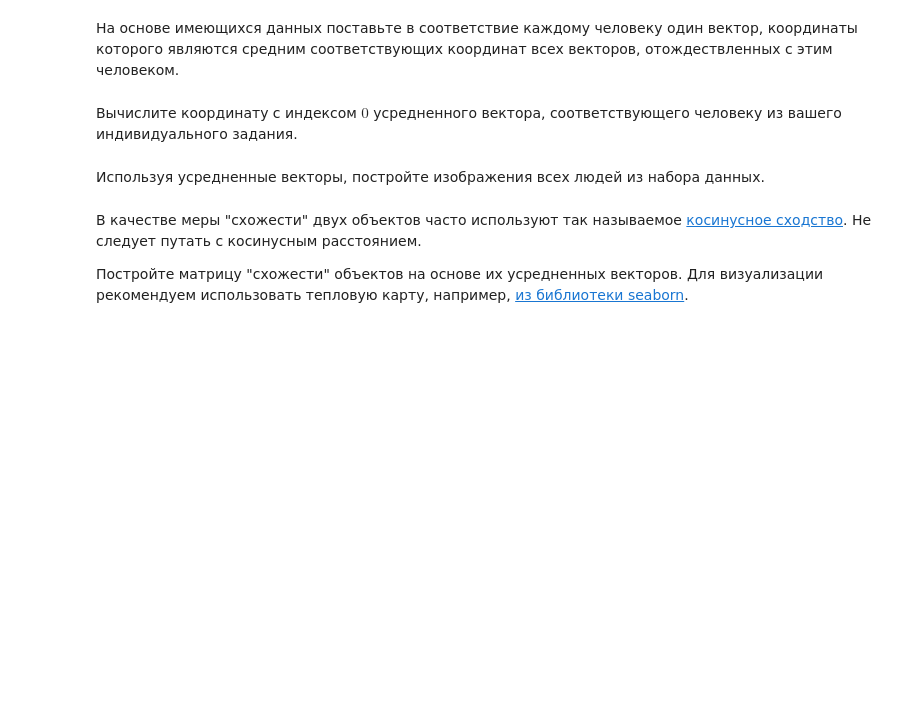
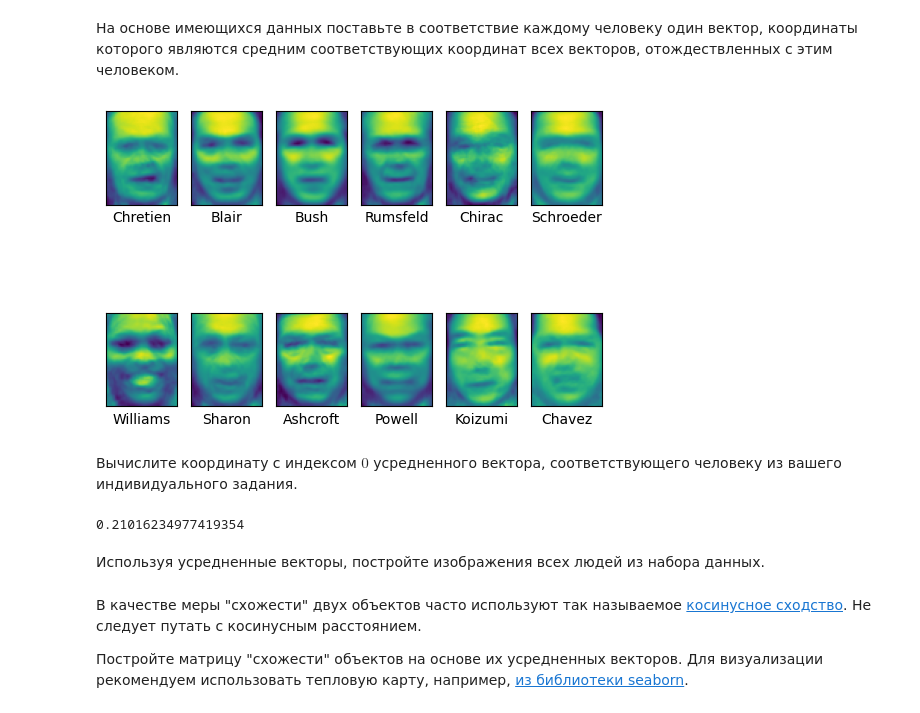
Before and after one commit to dimkablin/MachineLearningITMO, a Jupyter notebook: Упражнение 7/SVM_Students.ipynb, the cells around one changed output. Drawn from its saved outputs; the diff is of its cells as text; code cells hidden in the pictures; blank space fills up the shorter version.

```diff
--- a/Упражнение 7/SVM_Students.ipynb
+++ b/Упражнение 7/SVM_Students.ipynb
@@ -69,2 +80,17 @@ plt.axis('off')
+# %%
+df_by_person_mean_vector = {name : vectors.mean(axis=0).astype(float).to_numpy() for name, vectors in df_by_person.items()}
+# %%
+labels = list(df_by_person_mean_vector.keys())
+
+fig, ax = plt.subplots(2, 6)
+for i, axi in enumerate(ax.flat):
+    lbl = labels[i]
+    img = df_by_person_mean_vector[lbl].reshape(62,47)
+    axi.imshow(img)
+    axi.set(xticks=[], yticks=[],
+            xlabel=lbl.split()[-1])
+plt.savefig('persons_pics_img_for_description.png', dpi = 300, bbox_inches='tight')
+# %% [output]
+[figure, added]
 # %% [markdown]
 Вычислите координату с индексом $0$ усредненного вектора, соответствующего человеку из вашего индивидуального задания.
@@ -73,3 +97,7 @@ plt.axis('off')
+# %%
+df_by_person_mean_vector['Gerhard Schroeder'][0][0]
+# %% [output]
+0.21016234977419354
 # %% [markdown]
 Используя усредненные векторы, постройте изображения всех людей из набора данных.
 # %%
```
Also changed, not shown: parts of 17 cells of this notebook.
